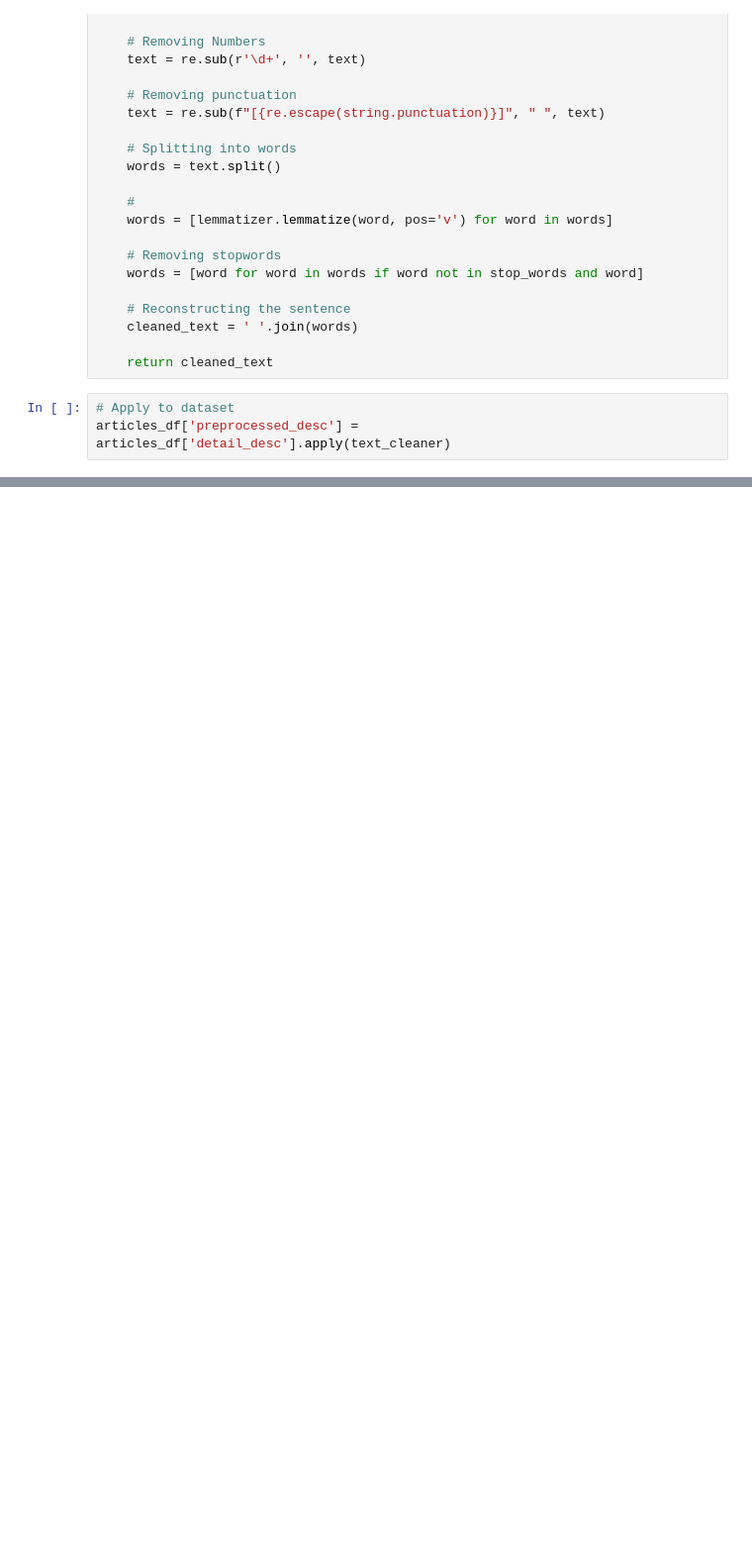
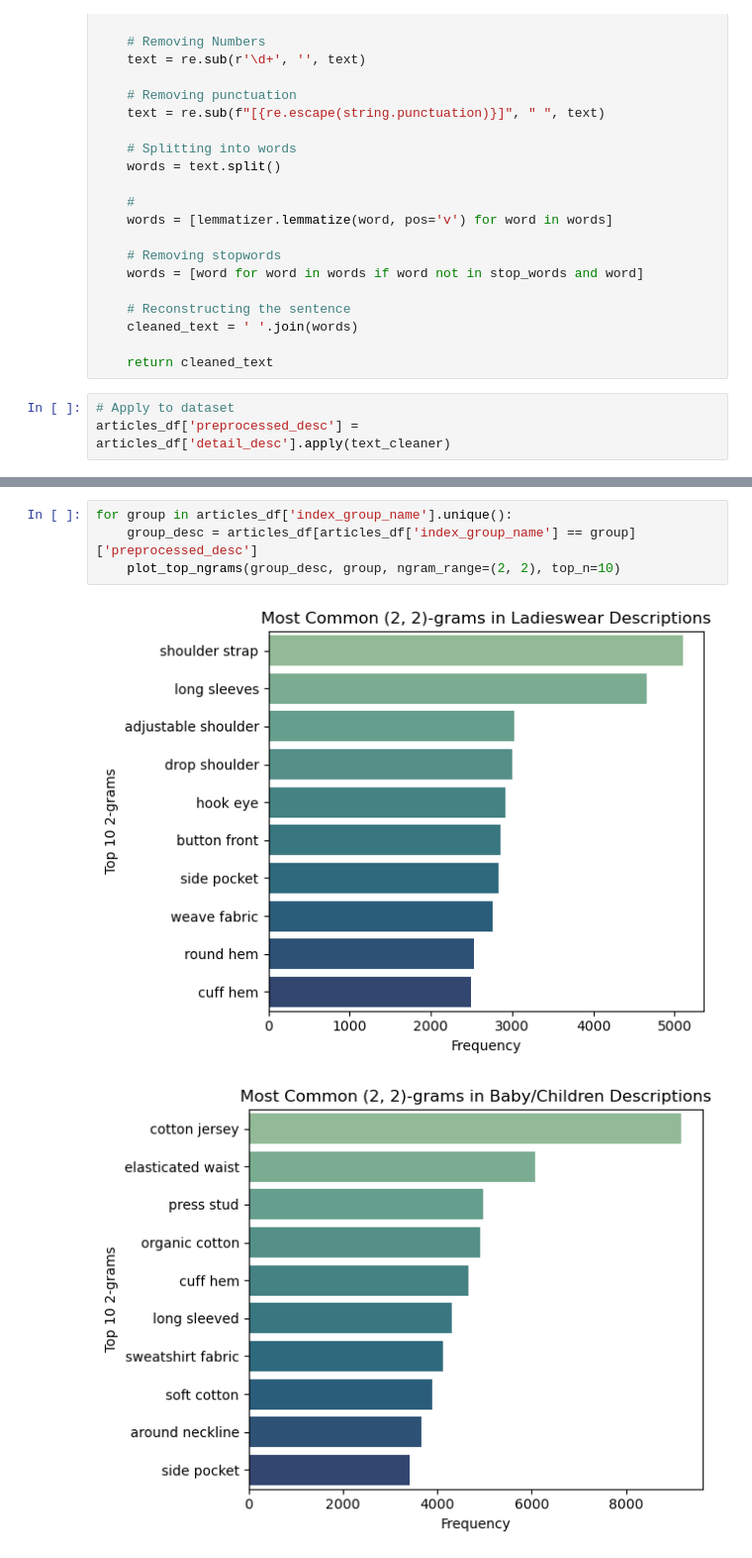
Before and after one commit to parisrahmani/HM-NLP-Recommender, a Jupyter notebook: notebooks/01-EDA-HM.ipynb, the cells around one changed output, grey strips where cells are left out. Shown at 99% size. Saved outputs shown, nothing was run; the diff lists cells and outputs as text; blank space fills up the shorter version.

```diff
--- a/notebooks/01-EDA-HM.ipynb
+++ b/notebooks/01-EDA-HM.ipynb
@@ -712,0 +716,7 @@ for each_index in index_groups:
+# %%
+for group in articles_df['index_group_name'].unique():
+    group_desc = articles_df[articles_df['index_group_name'] == group]['preprocessed_desc']
+    plot_top_ngrams(group_desc, group, ngram_range=(2, 2), top_n=10)
+# %% [output]
+[figure, added]
+[figure, added]
```
Also changed, not shown: parts of 7 cells of this notebook.
